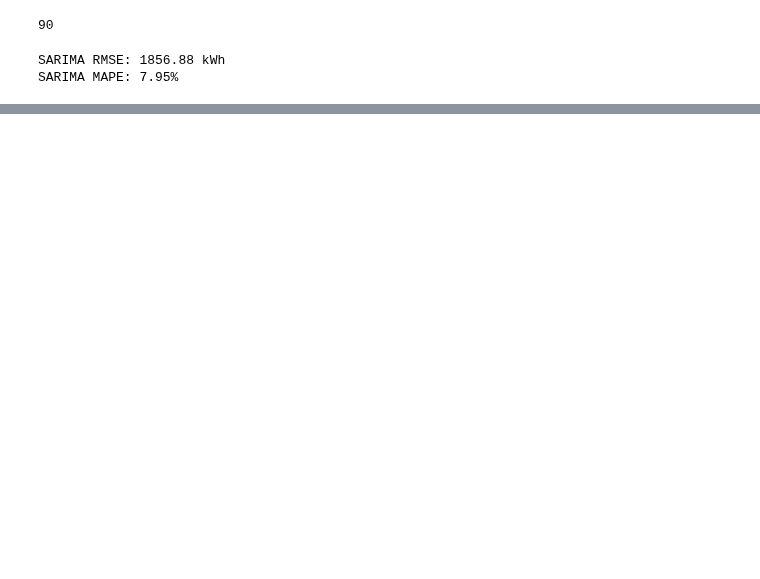
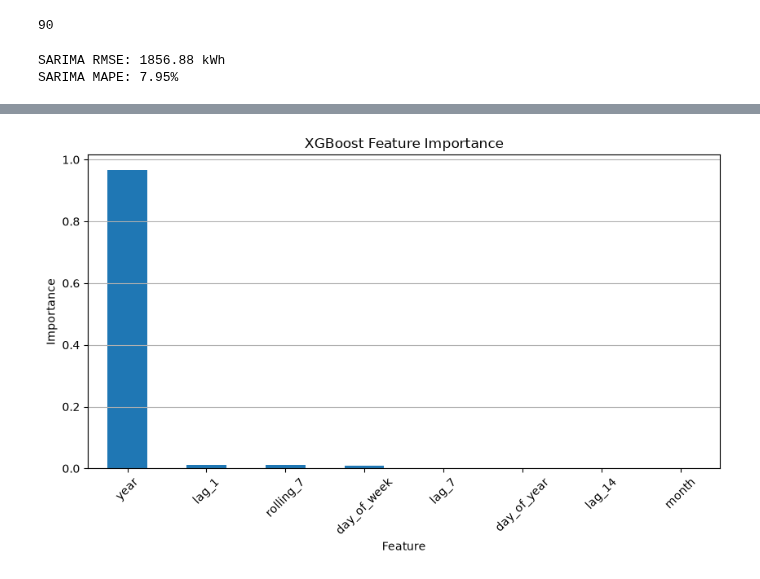
Before and after one commit to Student-boy143/powergrid-ev-analytics, a Jupyter notebook: notebooks/01_dataset_exploration.ipynb.ipynb, the cells around one changed output, grey strips where cells are left out. Saved outputs shown, nothing was run; the diff lists cells and outputs as text; code cells hidden in the pictures; blank space fills up the shorter version.

```diff
--- a/notebooks/01_dataset_exploration.ipynb.ipynb
+++ b/notebooks/01_dataset_exploration.ipynb.ipynb
@@ -540,0 +552,7 @@ SARIMA MAPE: 7.95%
+# %%
+xgb_data = daily_demand.copy()
+
+xgb_data["day_of_week"] = xgb_data["start_timestamp"].dt.dayofweek
+xgb_data["month"] = xgb_data["start_timestamp"].dt.month
+xgb_data["day_of_year"] = xgb_data["start_timestamp"].dt.dayofyear
+xgb_data["year"] = xgb_data["start_timestamp"].dt.year
@@ -540,0 +653,7 @@ SARIMA MAPE: 7.95%
+# %%
+feature_importance = pd.Series(
+    xgb_model.feature_importances_,
+    index=features
+).sort_values(ascending=False)
+
+feature_importance
@@ -540,0 +670,14 @@ SARIMA MAPE: 7.95%
+# %%
+feature_importance.plot(
+    kind="bar",
+    figsize=(10, 5)
+)
+
+plt.title("XGBoost Feature Importance")
+plt.xlabel("Feature")
+plt.ylabel("Importance")
+plt.xticks(rotation=45)
+plt.grid(axis="y")
+plt.show()
+# %% [output]
+[figure, added]
```
Also changed, not shown: parts of 19 cells of this notebook.
